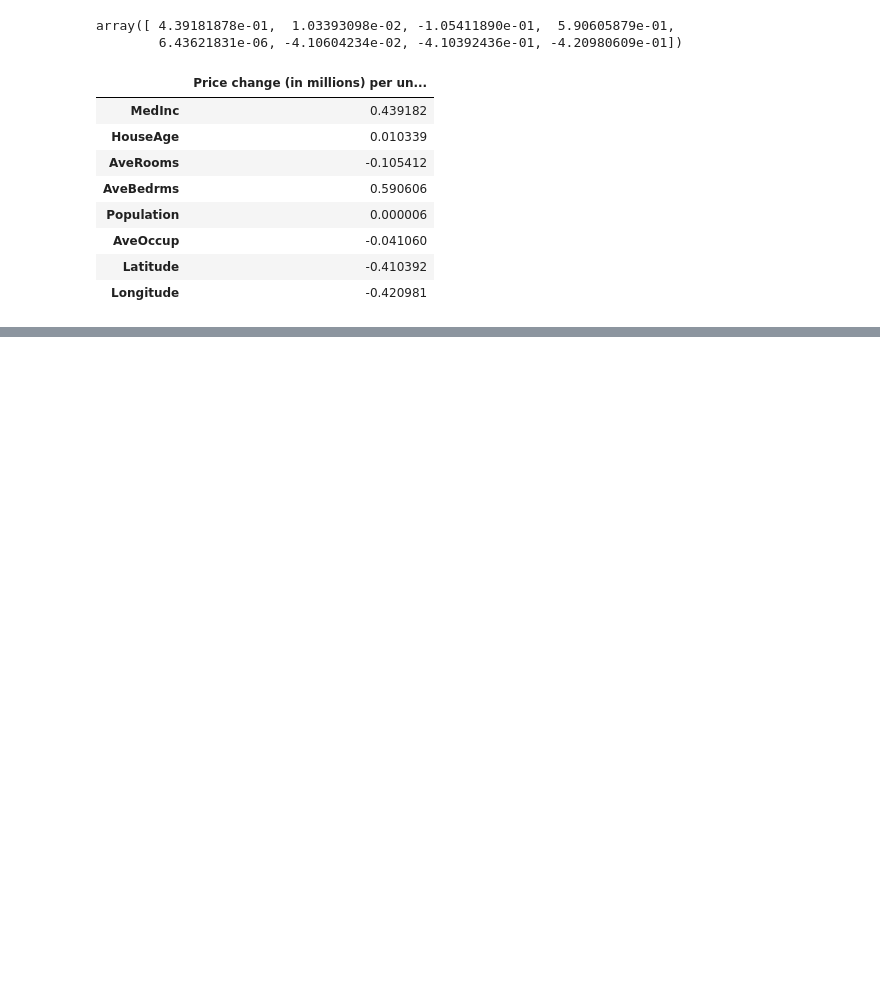
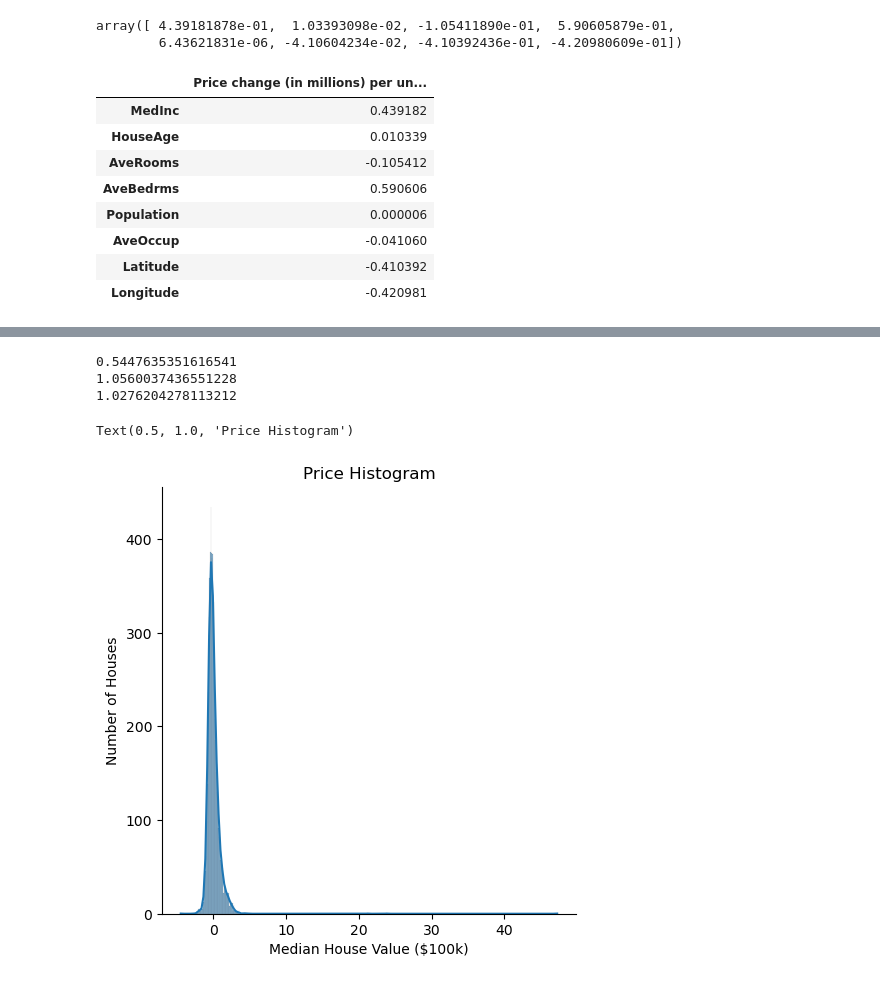
Before and after one commit to KvGroove/ML-study-notebooks, a Jupyter notebook: Assignment - LR on California.ipynb, the cells around one changed output, grey strips where cells are left out. Saved outputs shown, nothing was run; the diff lists cells and outputs as text; code cells hidden in the pictures; blank space fills up the shorter version.

Commit message:
Updated Notebook with Predictions

```diff
--- a/Assignment - LR on California.ipynb
+++ b/Assignment - LR on California.ipynb
@@ -258,0 +264,3 @@ cdf
+# %%
+predictions = lm.predict(X_test)
+predictions
@@ -258,0 +270,3 @@ cdf
+# %%
+residuals = y_test - predictions
+residuals
@@ -258,0 +291,16 @@ cdf
+# %%
+print(MAE)
+print(MSE)
+print(RMSE)
+# %% [output]
+0.5447635351616541
+1.0560037436551228
+1.0276204278113212
+# %%
+sns.displot(residuals,kde=True)
+plt.xlabel("Median House Value ($100k)")
+plt.ylabel("Number of Houses")
+plt.title("Price Histogram")
+# %% [output]
+Text(0.5, 1.0, 'Price Histogram')
+[figure, added]
```
Also changed, not shown: parts of 9 cells of this notebook.
